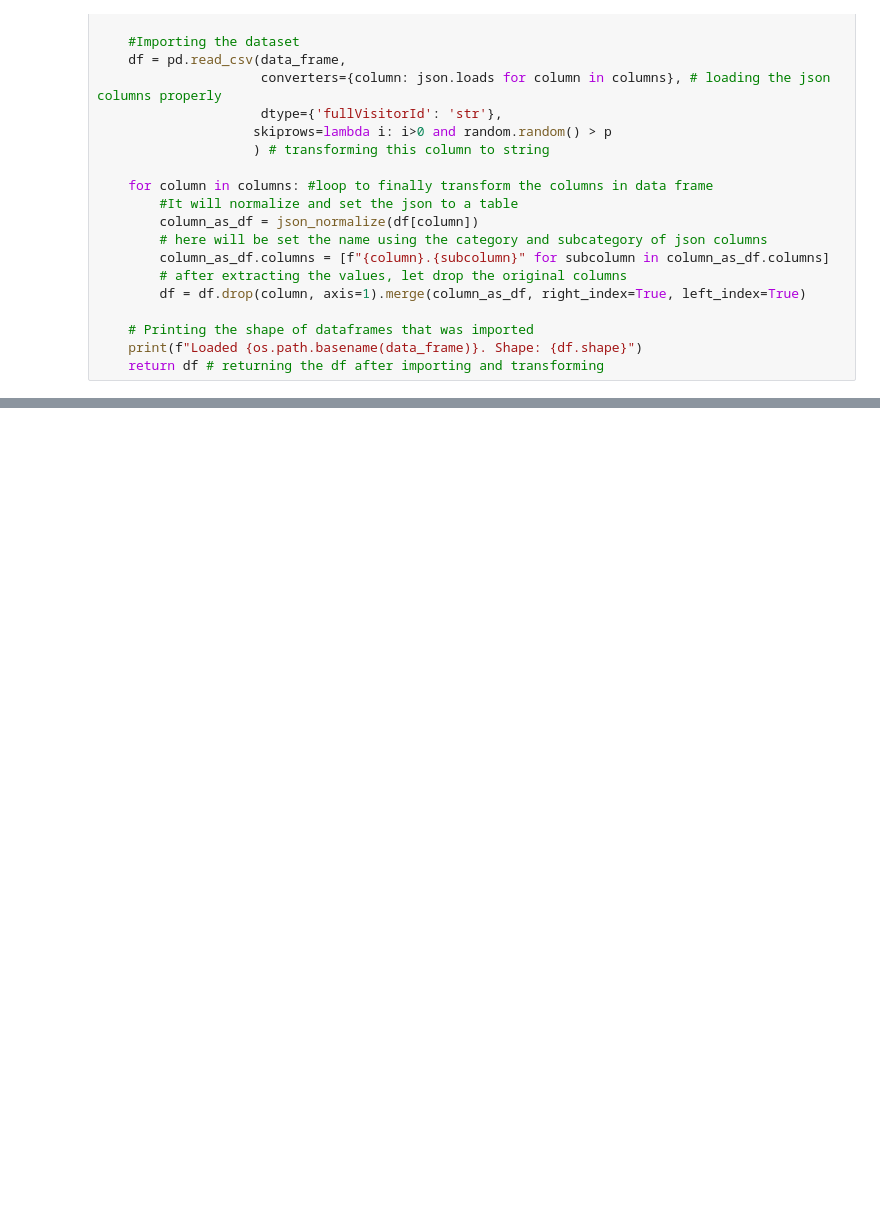
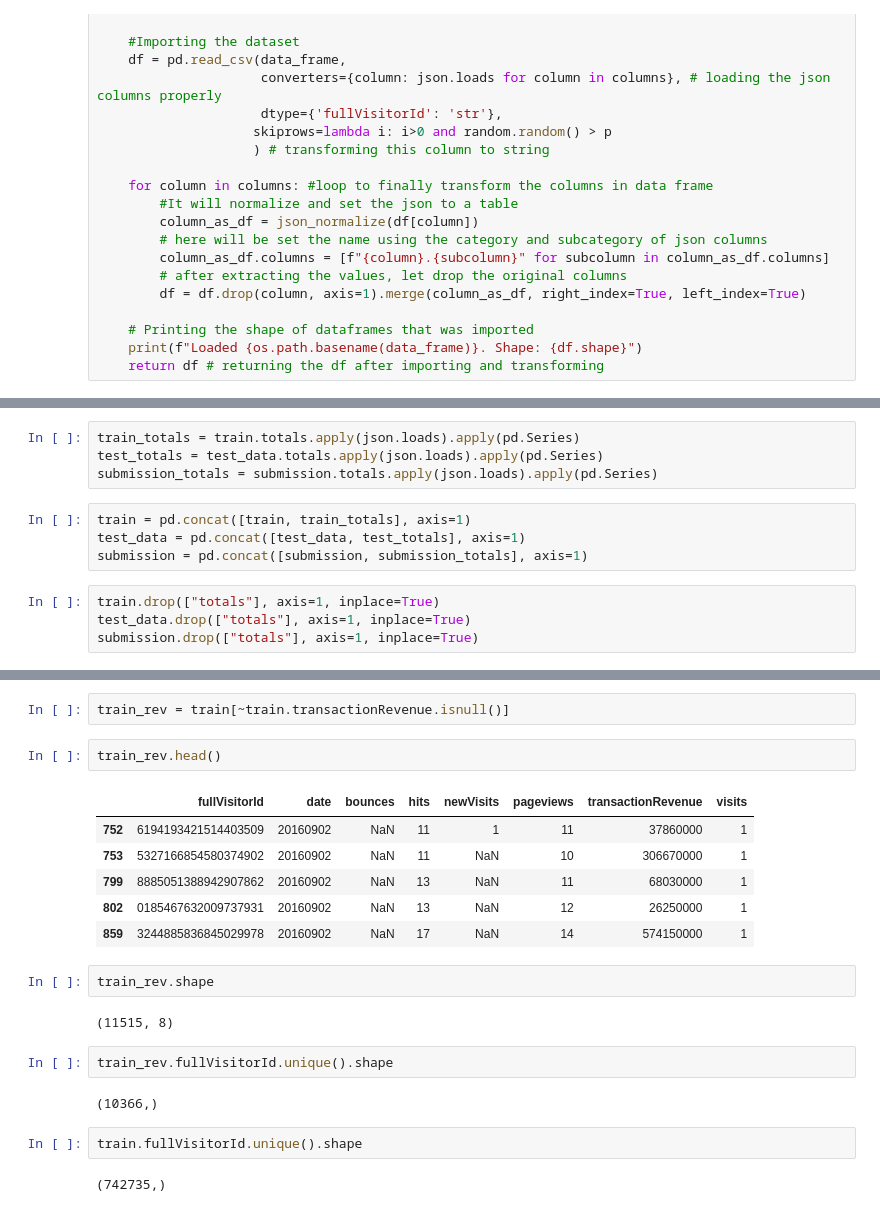
Before and after one commit to beeqb/shop_revenue_prediction, a Jupyter notebook: gstore_competition.ipynb, the cells around one changed output, grey strips where cells are left out. Saved outputs shown, nothing was run; the diff lists cells and outputs as text; blank space fills up the shorter version.

```diff
--- a/gstore_competition.ipynb
+++ b/gstore_competition.ipynb
@@ -226,0 +130,12 @@ submission.head(2)
+# %%
+train_totals = train.totals.apply(json.loads).apply(pd.Series)
+test_totals = test_data.totals.apply(json.loads).apply(pd.Series)
+submission_totals = submission.totals.apply(json.loads).apply(pd.Series)
+# %%
+train = pd.concat([train, train_totals], axis=1)
+test_data = pd.concat([test_data, test_totals], axis=1)
+submission = pd.concat([submission, submission_totals], axis=1)
+# %%
+train.drop(["totals"], axis=1, inplace=True)
+test_data.drop(["totals"], axis=1, inplace=True)
+submission.drop(["totals"], axis=1, inplace=True)
@@ -226,0 +148,23 @@ submission.head(2)
+# %%
+train_rev = train[~train.transactionRevenue.isnull()]
+# %%
+train_rev.head()
+# %% [output]
+|  | fullVisitorId | date | bounces | hits | newVisits | pageviews | transactionRevenue | visits |
+| 752 | 6194193421514403509 | 20160902 | NaN | 11 | 1 | 11 | 37860000 | 1 |
+| 753 | 5327166854580374902 | 20160902 | NaN | 11 | NaN | 10 | 306670000 | 1 |
+| 799 | 8885051388942907862 | 20160902 | NaN | 13 | NaN | 11 | 68030000 | 1 |
+| 802 | 0185467632009737931 | 20160902 | NaN | 13 | NaN | 12 | 26250000 | 1 |
+| 859 | 3244885836845029978 | 20160902 | NaN | 17 | NaN | 14 | 574150000 | 1 |
+# %%
+train_rev.shape
+# %% [output]
+(11515, 8)
+# %%
+train_rev.fullVisitorId.unique().shape
+# %% [output]
+(10366,)
+# %%
+train.fullVisitorId.unique().shape
+# %% [output]
+(742735,)
```
Also changed, not shown: parts of 48 cells of this notebook.
